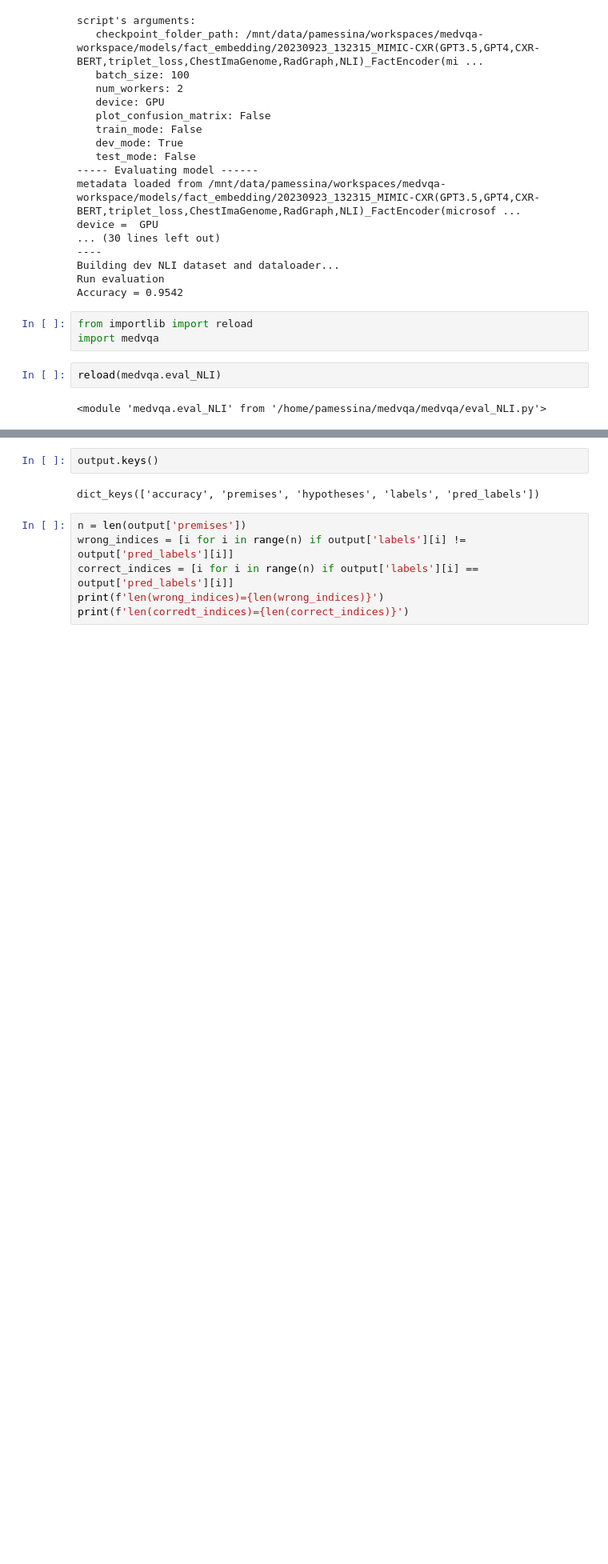
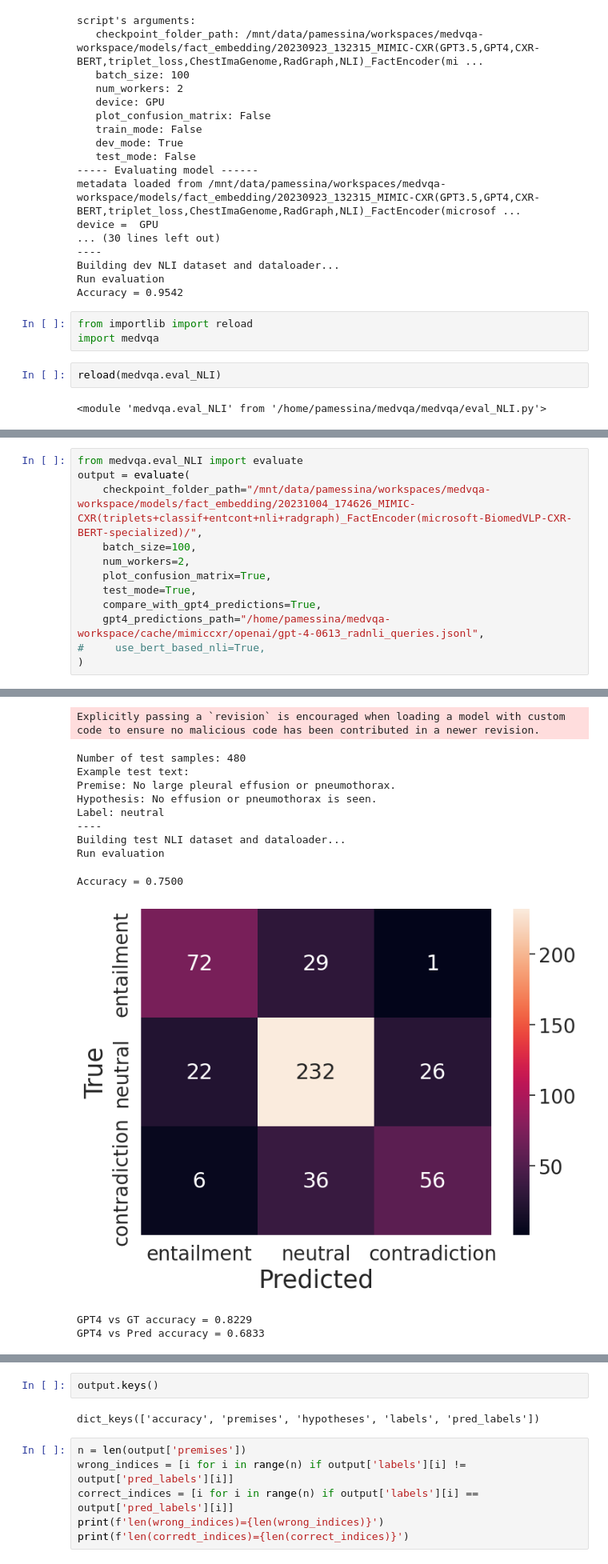
Before and after one commit to PabloMessina/MedVQA, a Jupyter notebook: medvqa/models/notebooks/Running Fact Embedding models in inference mode.ipynb, the cells around one changed output, grey strips where cells are left out. Shown at 80% size. Drawn from its saved outputs; the diff is of its cells as text; blank space fills up the shorter version.

Commit message:
improve some results and evaluations

```diff
--- a/medvqa/models/notebooks/Running Fact Embedding models in inference mode.ipynb
+++ b/medvqa/models/notebooks/Running Fact Embedding models in inference mode.ipynb
@@ -527,0 +530,13 @@ GPT4 vs Pred accuracy = 0.6500
+# %%
+from medvqa.eval_NLI import evaluate
+output = evaluate(
+    checkpoint_folder_path="/mnt/data/pamessina/workspaces/medvqa-workspace/models/fact_embedding/20231004_174626_MIMIC-CXR(triplets+classif+entcont+nli+radgraph)_FactEncoder(microsoft-BiomedVLP-CXR-BERT-specialized)/",
+    batch_size=100,
+    num_workers=2,
+    plot_confusion_matrix=True,
+    test_mode=True,
+    compare_with_gpt4_predictions=True,
+    gpt4_predictions_path="/home/pamessina/medvqa-workspace/cache/mimiccxr/openai/gpt-4-0613_radnli_queries.jsonl",
+#     use_bert_based_nli=True,
+)
+# %% [output]
@@ -527,0 +566,13 @@ GPT4 vs Pred accuracy = 0.6500
+Explicitly passing a `revision` is encouraged when loading a model with custom code to ensure no malicious code has been contributed in a newer revision.
+Number of test samples: 480
+Example test text:
+Premise: No large pleural effusion or pneumothorax.
+Hypothesis: No effusion or pneumothorax is seen.
+Label: neutral
+----
+Building test NLI dataset and dataloader...
+Run evaluation
+Accuracy = 0.7500
+[figure, added]
+GPT4 vs GT accuracy = 0.8229
+GPT4 vs Pred accuracy = 0.6833
```
Also changed, not shown: parts of 10 cells of this notebook, 32 other files.
